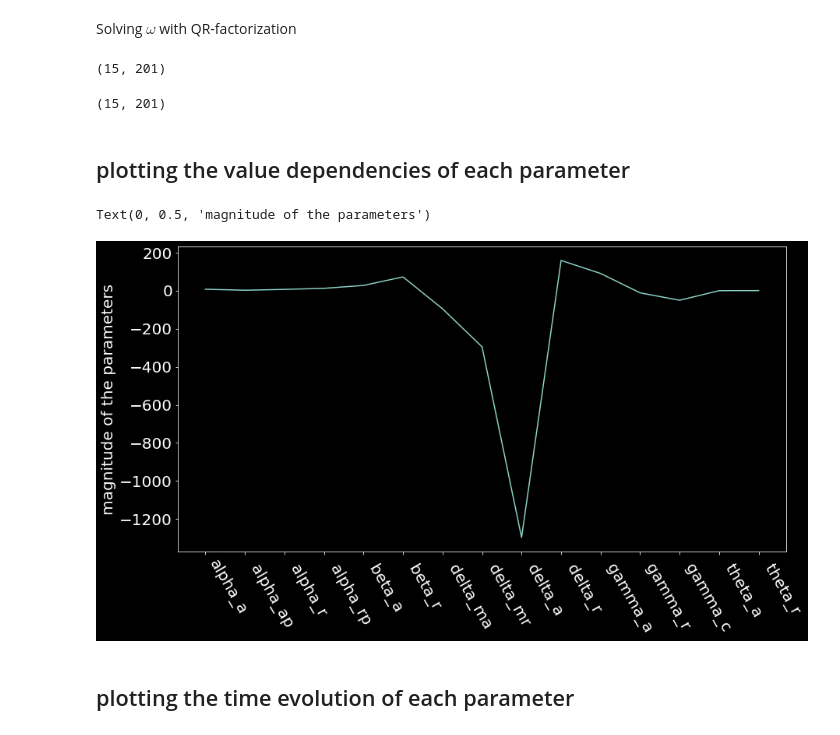
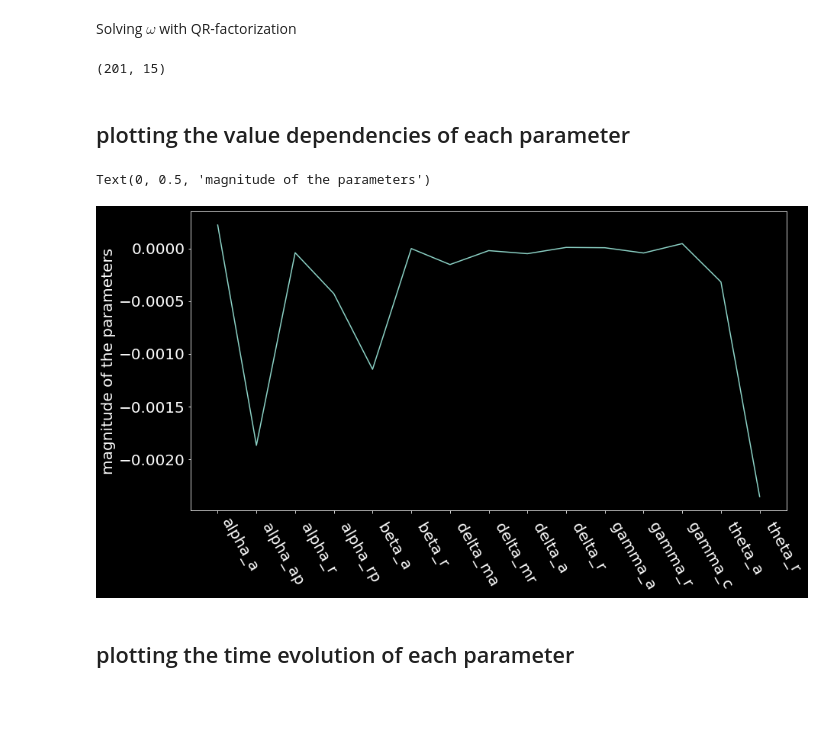
Before and after one commit to SunAndClouds/BlackyCat, a Jupyter notebook: Project BC.ipynb, the cells around one changed output. Saved outputs shown, nothing was run; the diff lists cells and outputs as text; code cells hidden in the pictures; blank space fills up the shorter version.

```diff
--- a/Project BC.ipynb
+++ b/Project BC.ipynb
@@ -78,31 +78,24 @@ condition number with QR: 3147.0
 # %% [markdown]
 Solving $\omega$ with QR-factorization
-# %%
-W_qr = solve(R, Q.T@X)
-assert np.allclose(W_qr, W_normal)
-W_qr.shape
-# %% [output]
-(15, 201)
 # %%
-W_pinv = pinv(theta)@X
-assert np.allclose(W_pinv, W_normal)
+W_pinv = pinv(X)@theta
 W_pinv.shape
 # %% [output]
-(15, 201)
+(201, 15)
 # %% [markdown]
 ## plotting the value dependencies of each parameter
 # %%
 labels = "alpha_a, alpha_ap, alpha_r, alpha_rp, beta_a, beta_r, delta_ma, delta_mr, delta_a, delta_r, gamma_a, gamma_r, gamma_c, theta_a, theta_r"
 parameter_labels = [word for word in labels.split(sep=",")]
 
 fig, ax = plt.subplots(figsize=(14, 8))
 
 j = np.random.choice(range(14)) # choose between 0 - 14
-ax.plot(parameter_labels, W_qr[:,j])
+ax.plot(parameter_labels, W_pinv[j])
 fig.autofmt_xdate(rotation=-60, ha="left")
 ax.set_ylabel("magnitude of the parameters")
 # %% [output]
 Text(0, 0.5, 'magnitude of the parameters')
-[figure, old version]
+[figure, new version]
 # %% [markdown]
 ## plotting the time evolution of each parameter
```
Also changed, not shown: parts of 11 cells of this notebook.
